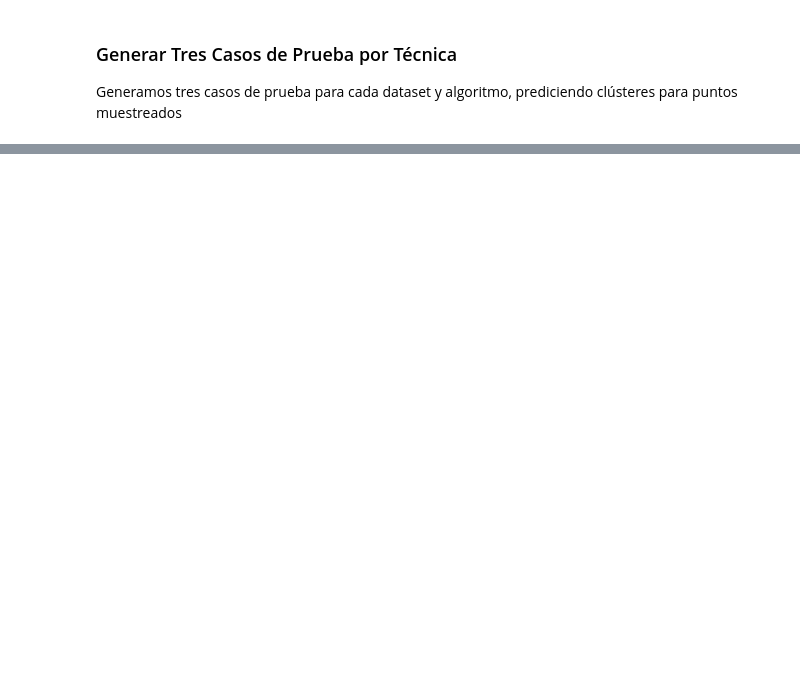
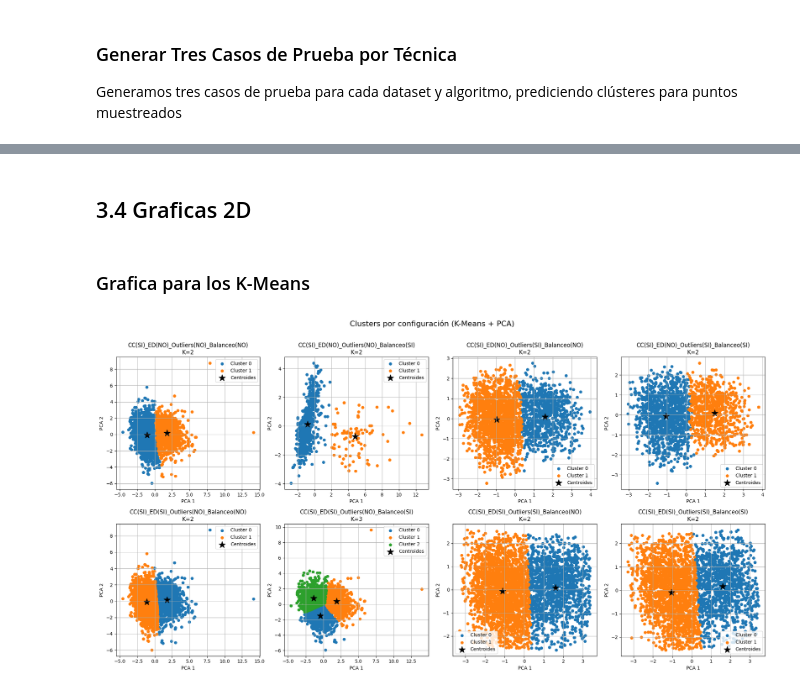
Before and after one commit to agarcia1607/PracticaIA2, a Jupyter notebook: Aprendizaje supervi/Dataset.ipynb, the cells around one changed output, grey strips where cells are left out. Drawn from its saved outputs; the diff is of its cells as text; code cells hidden in the pictures; blank space fills up the shorter version.

Commit message:
graficas

```diff
--- a/Aprendizaje supervi/Dataset.ipynb
+++ b/Aprendizaje supervi/Dataset.ipynb
@@ -1552,0 +1457,47 @@ Muestra 3: [-0.68 -0.79], Clúster: -1
+# %% [markdown]
+## 3.4 Graficas 2D
+# %% [markdown]
+### Grafica para los K-Means
+# %%
+import matplotlib.pyplot as plt
+from sklearn.decomposition import PCA
+
+# Crear figura grande con subplots (2 filas x 4 columnas)
+fig, axes = plt.subplots(2, 4, figsize=(20, 10))
+axes = axes.flatten()  # Aplanar para iterar fácilmente
+
+# Recorremos los resultados guardados para cada configuración
+for idx, (config, resultados) in enumerate(resultados_kmeans.items()):
+    kmeans = resultados['modelo']
+    X_temp = datasets[config]
+    etiquetas = resultados['etiquetas']
+    k_optimo = resultados['k_optimo']
+
+    # Aplicar PCA a los datos para reducir a 2D
+    pca = PCA(n_components=2)
+    X_pca = pca.fit_transform(X_temp)
+
+    # Proyectar los centroides al mismo espacio PCA
+    centroides_pca = pca.transform(kmeans.cluster_centers_)
+
+    # Graficar en el subplot correspondiente
+    ax = axes[idx]
+    for cluster_id in range(k_optimo):
+        puntos_cluster = X_pca[etiquetas == cluster_id]
+        ax.scatter(puntos_cluster[:, 0], puntos_cluster[:, 1], label=f'Cluster {cluster_id}', s=30)
+
+    ax.scatter(centroides_pca[:, 0], centroides_pca[:, 1],
+               s=200, c='black', marker='*', label='Centroides')
+
+    ax.set_title(f'{config}\nK={k_optimo}')
+    ax.set_xlabel('PCA 1')
+    ax.set_ylabel('PCA 2')
+    ax.legend()
+    ax.grid(True)
+
+# Ajustar diseño general
+plt.tight_layout()
+plt.suptitle('Clusters por configuración (K-Means + PCA)', fontsize=16, y=1.05)
+plt.show()
+# %% [output]
+[figure, added]
```
Also changed, not shown: parts of 10 cells of this notebook.
